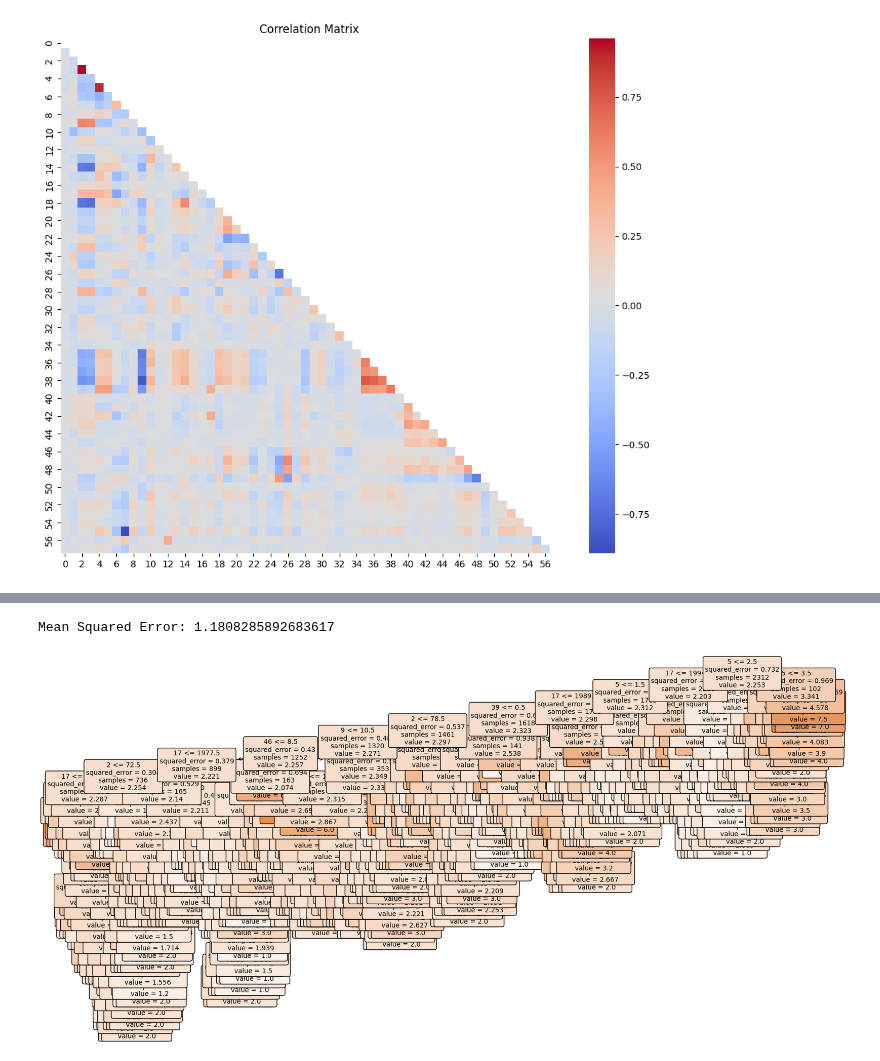
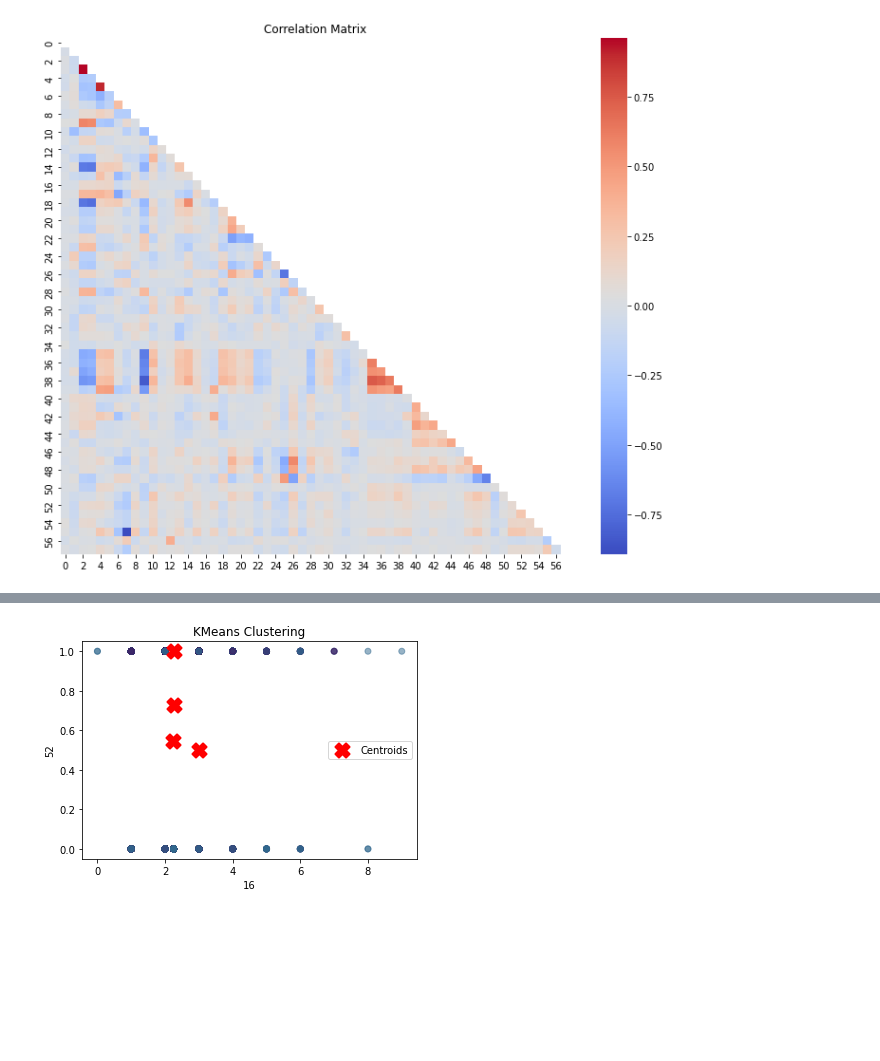
Before and after one commit to martynapiskorz/carn-t, a Jupyter notebook: LISS By wave/Y 20/merged_20.ipynb, the cells around one changed output, grey strips where cells are left out. Cells and saved outputs as stored; diff of their text form; code cells hidden in the pictures; blank space fills up the shorter version.

```diff
--- a/LISS By wave/Y 20/merged_20.ipynb
+++ b/LISS By wave/Y 20/merged_20.ipynb
@@ -631,39 +633,29 @@ plt.show()
-# %%
-import pandas as pd
-from sklearn.model_selection import train_test_split
-from sklearn.tree import DecisionTreeRegressor
-from sklearn.metrics import mean_squared_error
-from sklearn.impute import SimpleImputer
-import matplotlib.pyplot as plt
-from sklearn.tree import plot_tree
-
-
-#replace NaN values with mean of column
-imputer = SimpleImputer(strategy='mean')
-X_imputed = pd.DataFrame(imputer.fit_transform(merged_20_df), columns=merged_20_df.columns)
-
-#target variables
-X = X_imputed.drop([16], axis=1)
-y = X_imputed[16]
-
-#split data
-X_train, X_test, y_train, y_test = train_test_split(X, y, test_size=0.2, random_state=42)
-
-#decision tree regressor
-regressor = DecisionTreeRegressor(random_state=42)
-
-regressor.fit(X_train, y_train)
-
-y_pred = regressor.predict(X_test)
-
-#evaluate the model
-mse = mean_squared_error(y_test, y_pred)
-print(f'Mean Squared Error: {mse}')
-
-#visualize the tree
-plt.figure(figsize=(20, 10))
-plot_tree(regressor, filled=True, feature_names=X.columns, rounded=True, fontsize=10)
-plt.show()
-# %% [output]
-Mean Squared Error: 1.1808285892683617
-[figure, removed]
+# %%
+import numpy as np
+from sklearn.impute import SimpleImputer
+from sklearn.cluster import KMeans
+import matplotlib.pyplot as plt
+
+# Replace NaN values with the mean of each column
+imputer = SimpleImputer(strategy='mean')
+merged_20_imputed = pd.DataFrame(imputer.fit_transform(merged_20_df), columns=merged_20_df.columns)
+
+# Means for clustering
+n_clusters = 4
+kmeans = KMeans(n_clusters=n_clusters, random_state=42)
+labels = kmeans.fit_predict(merged_20_imputed)
+
+# Visualize over the first two columns
+plt.scatter(merged_20_imputed.iloc[:, 16], merged_20_imputed.iloc[:, 52], c=labels, cmap='viridis', alpha=0.5)
+plt.xlabel(merged_20_imputed.columns[16])
+plt.ylabel(merged_20_imputed.columns[52])
+plt.title('KMeans Clustering')
+
+# Plot centroids
+centroids = kmeans.cluster_centers_
+plt.scatter(centroids[:, 16], centroids[:, 52], marker='X', s=200, linewidths=2, color='red', label='Centroids')
+
+plt.legend()
+plt.show()
+# %% [output]
+[figure, added]
```
Also changed, not shown: parts of 4 cells of this notebook.
